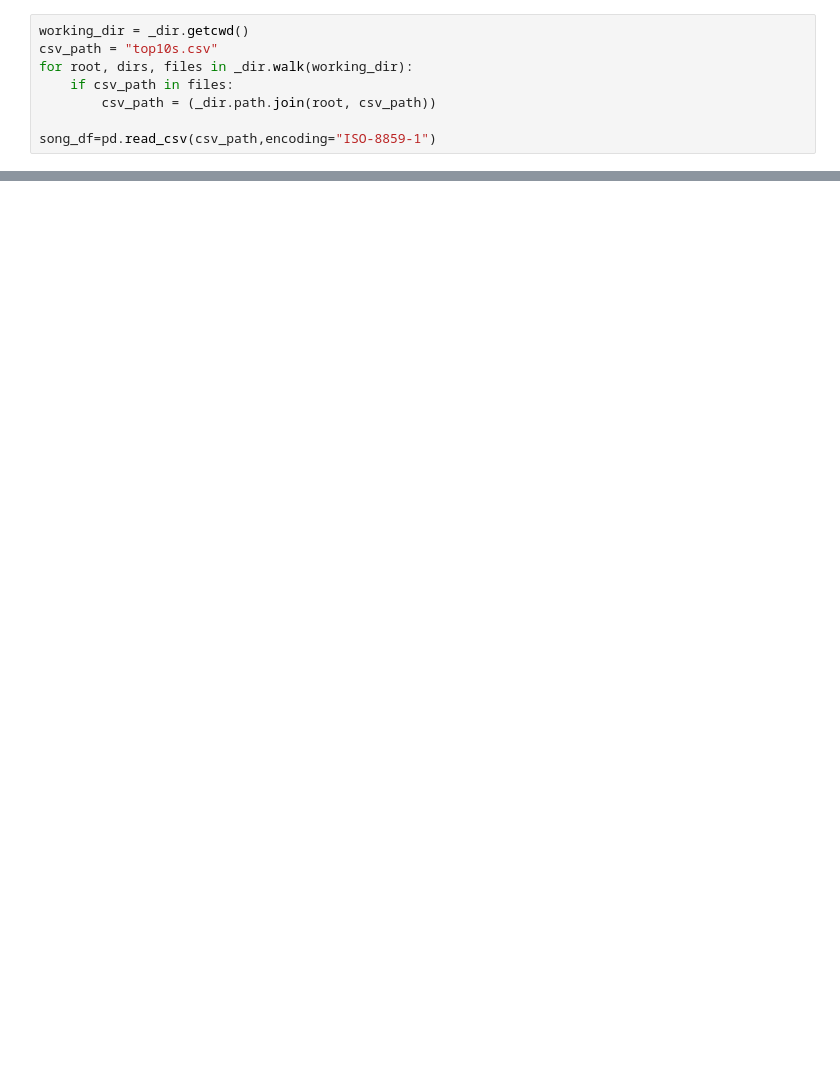
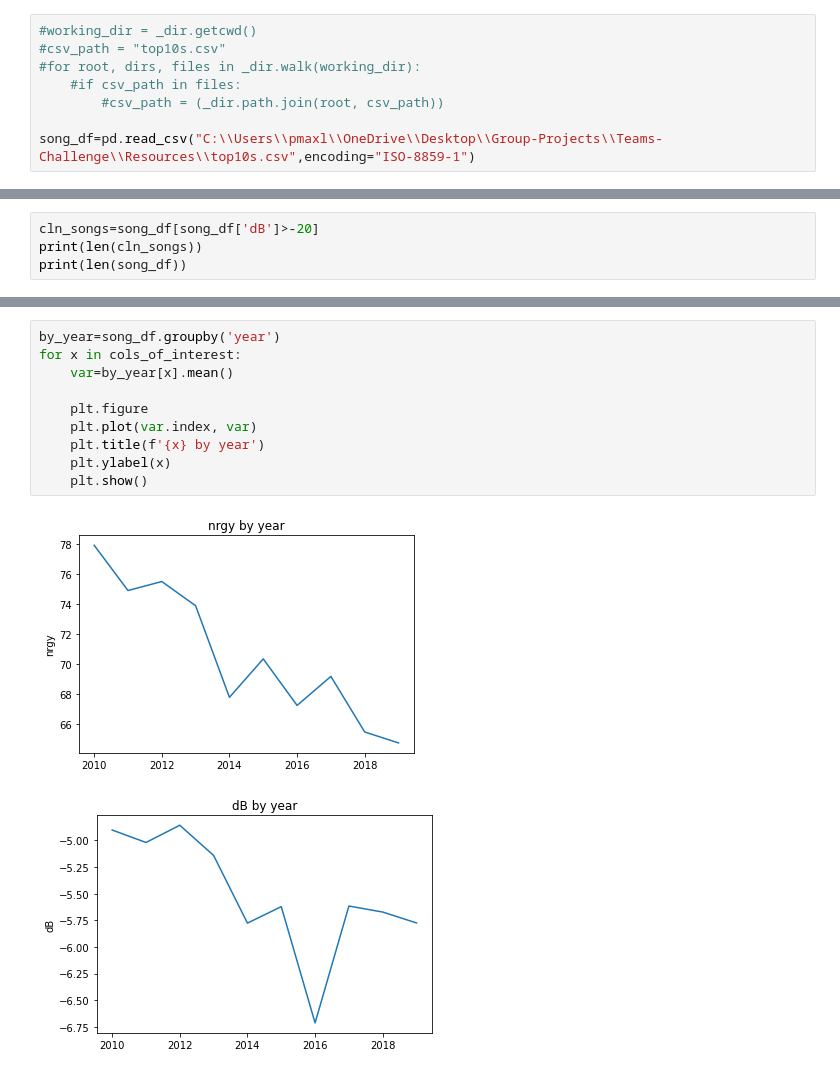
Before and after one commit to Gerovrik/Teams-Challenge, a Jupyter notebook: Main.ipynb, the cells around one changed output, grey strips where cells are left out. Saved outputs shown, nothing was run; the diff lists cells and outputs as text; blank space fills up the shorter version.

```diff
--- a/Main.ipynb
+++ b/Main.ipynb
@@ -5,8 +8,8 @@ import os as _dir
 # %%
-working_dir = _dir.getcwd()
-csv_path = "top10s.csv"
-for root, dirs, files in _dir.walk(working_dir):
-    if csv_path in files:
-        csv_path = (_dir.path.join(root, csv_path))
+#working_dir = _dir.getcwd()
+#csv_path = "top10s.csv"
+#for root, dirs, files in _dir.walk(working_dir):
+    #if csv_path in files:
+        #csv_path = (_dir.path.join(root, csv_path))
 
-song_df=pd.read_csv(csv_path,encoding="ISO-8859-1")
+song_df=pd.read_csv("C:\\Users\\pmaxl\\OneDrive\\Desktop\\Group-Projects\\Teams-Challenge\\Resources\\top10s.csv",encoding="ISO-8859-1")
@@ -28,0 +16,4 @@ song_df
+# %%
+cln_songs=song_df[song_df['dB']>-20]
+print(len(cln_songs))
+print(len(song_df))
@@ -28,0 +124,13 @@ song_df
+# %%
+by_year=song_df.groupby('year')
+for x in cols_of_interest:
+    var=by_year[x].mean()
+
+    plt.figure
+    plt.plot(var.index, var)
+    plt.title(f'{x} by year')
+    plt.ylabel(x)
+    plt.show()
+# %% [output]
+[figure, added]
+[figure, added]
```
Also changed, not shown: parts of 6 cells of this notebook.
